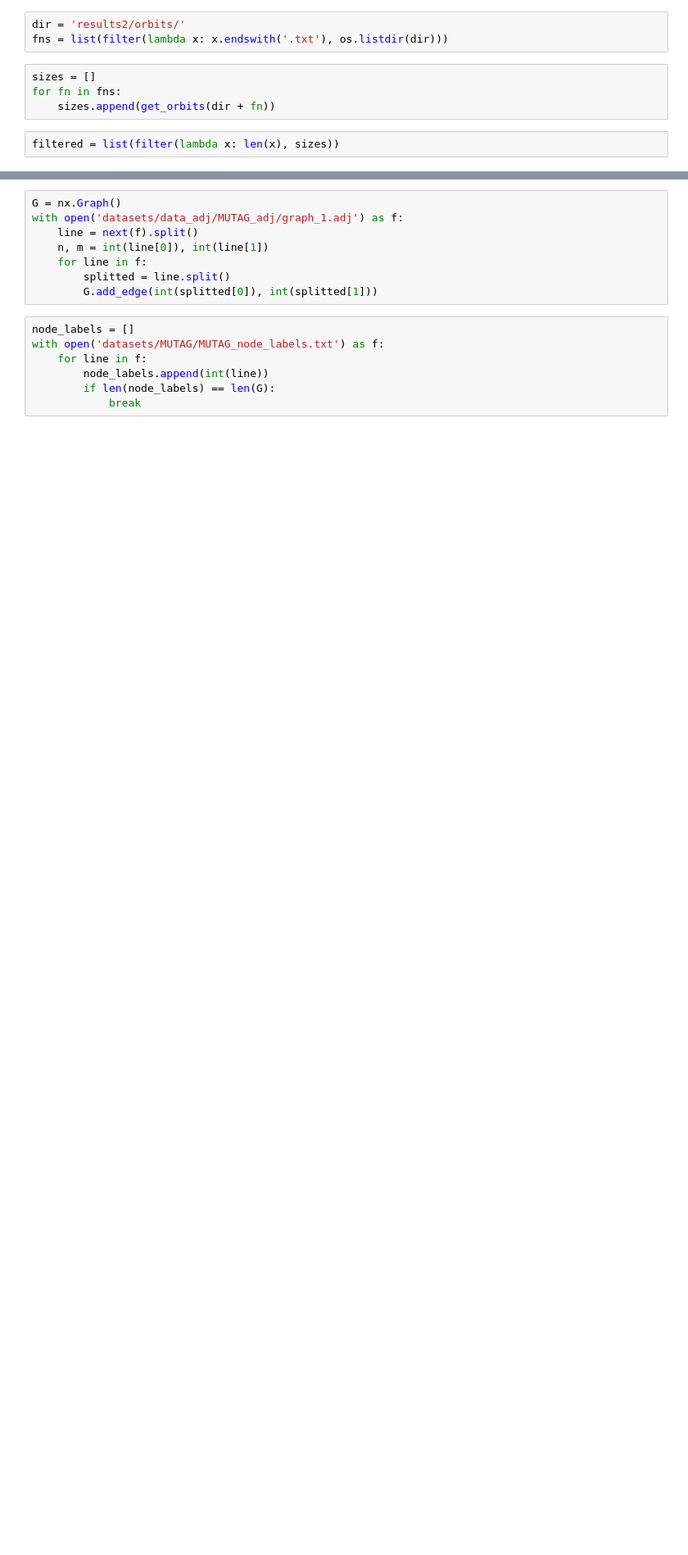
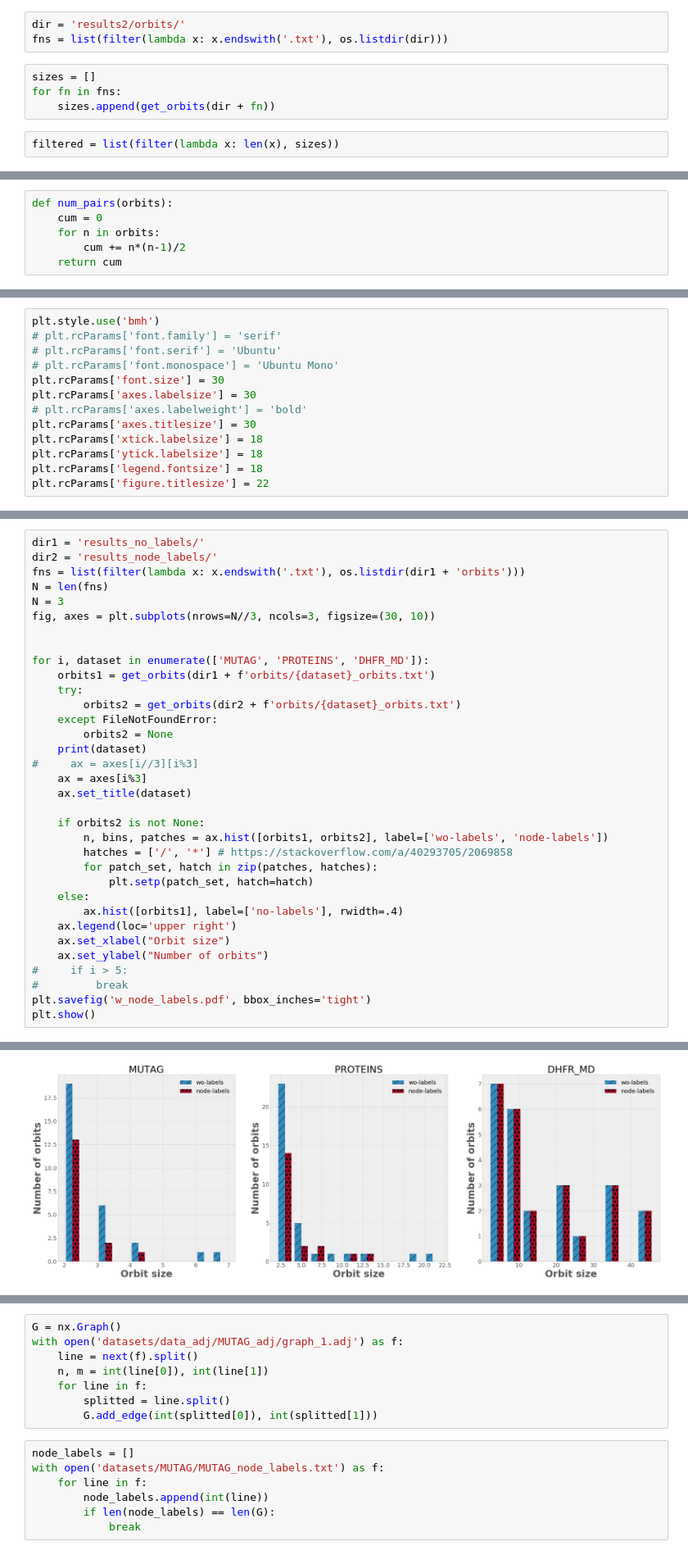
Before and after one commit to nd7141/iso_bias, a Jupyter notebook: analysis.ipynb, the cells around one changed output, grey strips where cells are left out. Shown at 82% size. Cells and saved outputs as stored; diff of their text form; blank space fills up the shorter version.

```diff
--- a/analysis.ipynb
+++ b/analysis.ipynb
@@ -59,0 +93,6 @@ REDDIT-MULTI-12K_orbits.txt
+# %%
+def num_pairs(orbits):
+    cum = 0
+    for n in orbits:
+        cum += n*(n-1)/2
+    return cum
@@ -59,0 +358,13 @@ REDDIT-MULTI-12K_orbits.txt
+# %%
+plt.style.use('bmh')
+# plt.rcParams['font.family'] = 'serif'
+# plt.rcParams['font.serif'] = 'Ubuntu'
+# plt.rcParams['font.monospace'] = 'Ubuntu Mono'
+plt.rcParams['font.size'] = 30
+plt.rcParams['axes.labelsize'] = 30
+# plt.rcParams['axes.labelweight'] = 'bold'
+plt.rcParams['axes.titlesize'] = 30
+plt.rcParams['xtick.labelsize'] = 18
+plt.rcParams['ytick.labelsize'] = 18
+plt.rcParams['legend.fontsize'] = 18
+plt.rcParams['figure.titlesize'] = 22
@@ -59,0 +414,35 @@ REDDIT-MULTI-12K_orbits.txt
+# %%
+dir1 = 'results_no_labels/'
+dir2 = 'results_node_labels/'
+fns = list(filter(lambda x: x.endswith('.txt'), os.listdir(dir1 + 'orbits')))
+N = len(fns)
+N = 3
+fig, axes = plt.subplots(nrows=N//3, ncols=3, figsize=(30, 10))
+
+
+for i, dataset in enumerate(['MUTAG', 'PROTEINS', 'DHFR_MD']):
+    orbits1 = get_orbits(dir1 + f'orbits/{dataset}_orbits.txt')
+    try:
+        orbits2 = get_orbits(dir2 + f'orbits/{dataset}_orbits.txt')
+    except FileNotFoundError:
+        orbits2 = None
+    print(dataset)
+#     ax = axes[i//3][i%3]
+    ax = axes[i%3]
+    ax.set_title(dataset)
+
+    if orbits2 is not None:
+        n, bins, patches = ax.hist([orbits1, orbits2], label=['wo-labels', 'node-labels'])
+        hatches = ['/', '*'] # https://stackoverflow.com/a/40293705/2069858
+        for patch_set, hatch in zip(patches, hatches):
+            plt.setp(patch_set, hatch=hatch)
+    else:
+        ax.hist([orbits1], label=['no-labels'], rwidth=.4)
+    ax.legend(loc='upper right')
+    ax.set_xlabel("Orbit size")
+    ax.set_ylabel("Number of orbits")
+#     if i > 5:
+#         break
+plt.savefig('w_node_labels.pdf', bbox_inches='tight')
+plt.show()
+# %% [output]
@@ -59,0 +452 @@ REDDIT-MULTI-12K_orbits.txt
+[figure, added]
```
Also changed, not shown: parts of 20 cells of this notebook, 5 other files.
